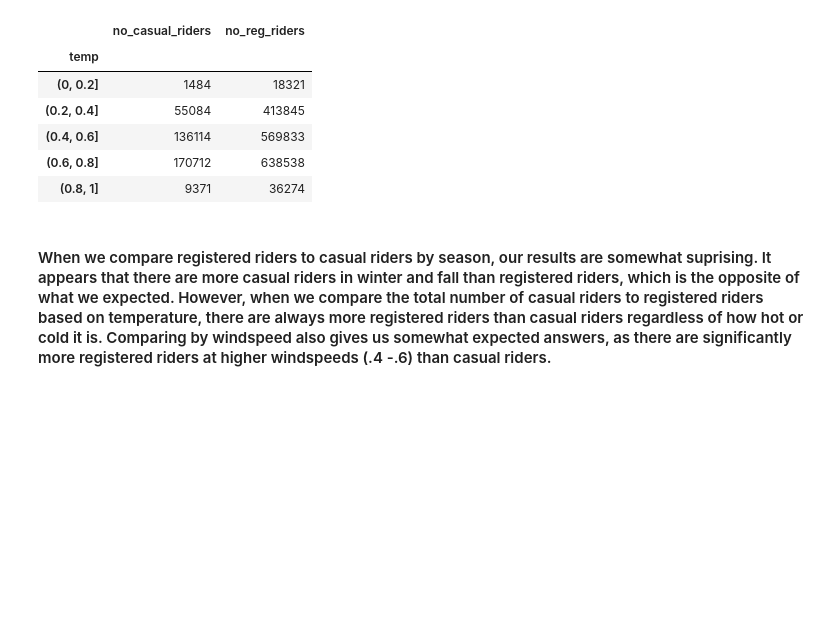
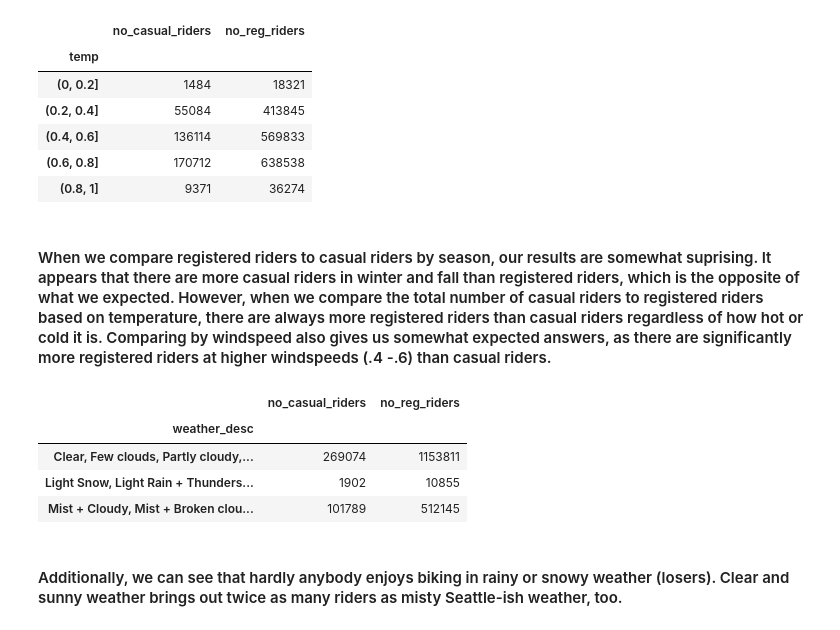
Before and after one commit to tlake/bikeshare, a Jupyter notebook: bikeshare.ipynb, the cells around one changed output. Drawn from its saved outputs; the diff is of its cells as text; code cells hidden in the pictures; blank space fills up the shorter version.

Commit message:
comparing weather types, too

```diff
--- a/bikeshare.ipynb
+++ b/bikeshare.ipynb
@@ -328,3 +328,13 @@ weather.groupby(pd.cut(weather['temp'], np.arange(0, 1.0+0.2, 0.2)))['no_casual_
 | (0.8, 1] | 9371 | 36274 |
 # %% [markdown]
 #### When we compare registered riders to casual riders by season, our results are somewhat suprising. It appears that there are more casual riders in winter and fall than registered riders, which is the opposite of what we expected. However, when we compare the total number of casual riders to registered riders based on temperature, there are always more registered riders than casual riders regardless of how hot or cold it is. Comparing by windspeed also gives us somewhat expected answers, as there are significantly more registered riders at higher windspeeds (.4 -.6) than casual riders.
+# %%
+weather.groupby(weather['weather_desc'])['no_casual_riders', 'no_reg_riders'].sum()
+# %% [output]
+|  | no_casual_riders | no_reg_riders |
+| weather_desc |  |  |
+| Clear, Few clouds, Partly cloudy,... | 269074 | 1153811 |
+| Light Snow, Light Rain + Thunders... | 1902 | 10855 |
+| Mist + Cloudy, Mist + Broken clou... | 101789 | 512145 |
+# %% [markdown]
+#### Additionally, we can see that hardly anybody enjoys biking in rainy or snowy weather (losers). Clear and sunny weather brings out twice as many riders as misty Seattle-ish weather, too.
```
